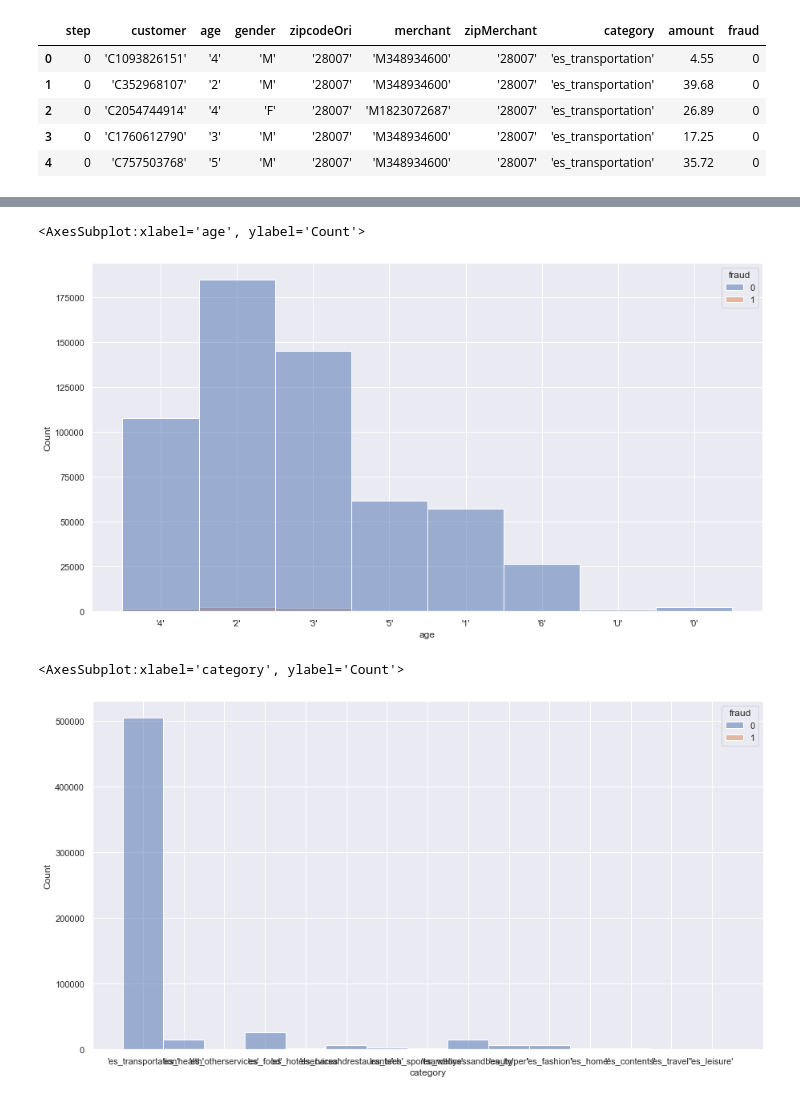
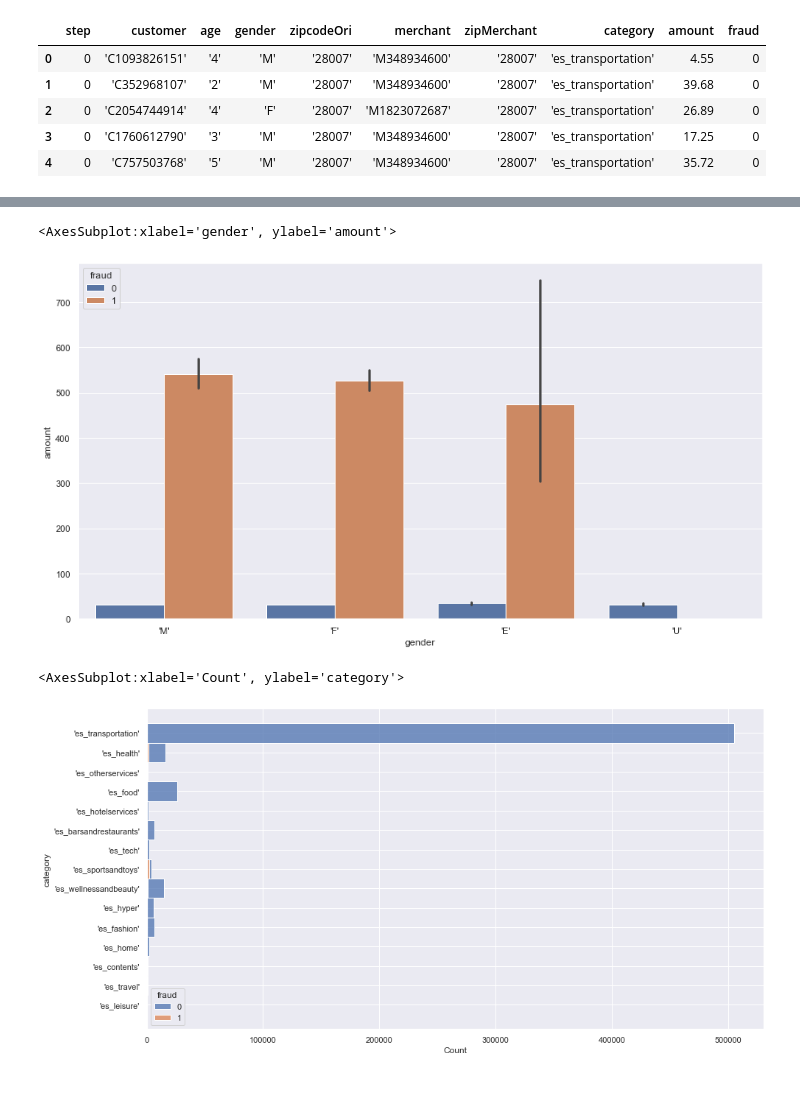
Before and after one commit to IanMMuldoon/FinFraud, a Jupyter notebook: eda.ipynb, the cells around one changed output, grey strips where cells are left out. Cells and saved outputs as stored; diff of their text form; code cells hidden in the pictures.

```diff
--- a/eda.ipynb
+++ b/eda.ipynb
@@ -31,11 +56,11 @@ sns.histplot(data=df, x="gender", hue="fraud")
 # %%
-sns.histplot(data=df, x="age", hue="fraud")
+sns.barplot(data=df, x="gender", y="amount", hue="fraud")
 # %% [output]
-<AxesSubplot:xlabel='age', ylabel='Count'>
+<AxesSubplot:xlabel='gender', ylabel='amount'>
-[figure, old version]
+[figure, new version]
 # %%
-sns.histplot(data=df, x="category", hue="fraud")
+sns.histplot(data=df, y="category", hue="fraud", multiple="stack")
 # %% [output]
-<AxesSubplot:xlabel='category', ylabel='Count'>
+<AxesSubplot:xlabel='Count', ylabel='category'>
-[figure, old version]
+[figure, new version]
 # %%
```
Also changed, not shown: parts of 16 cells of this notebook.
